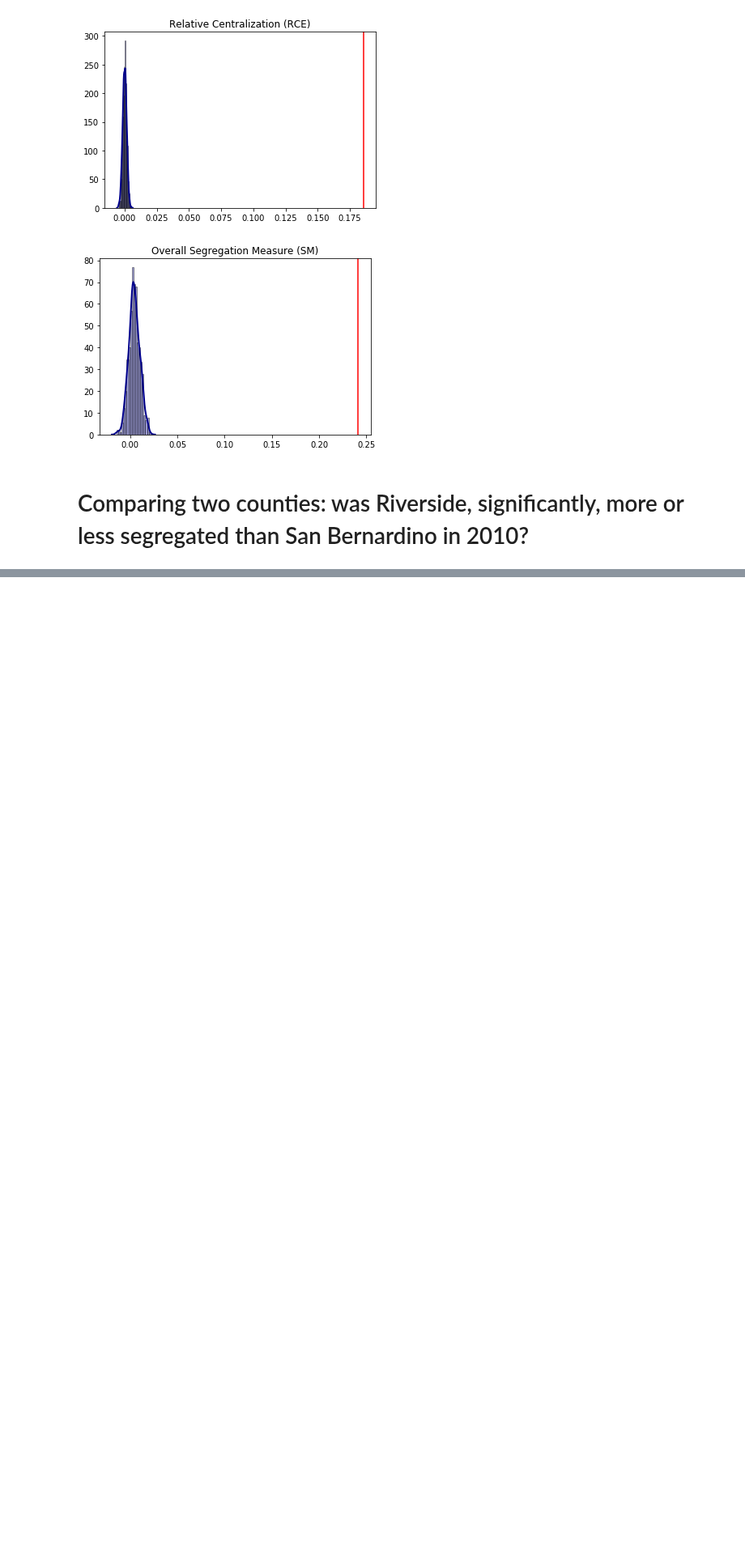
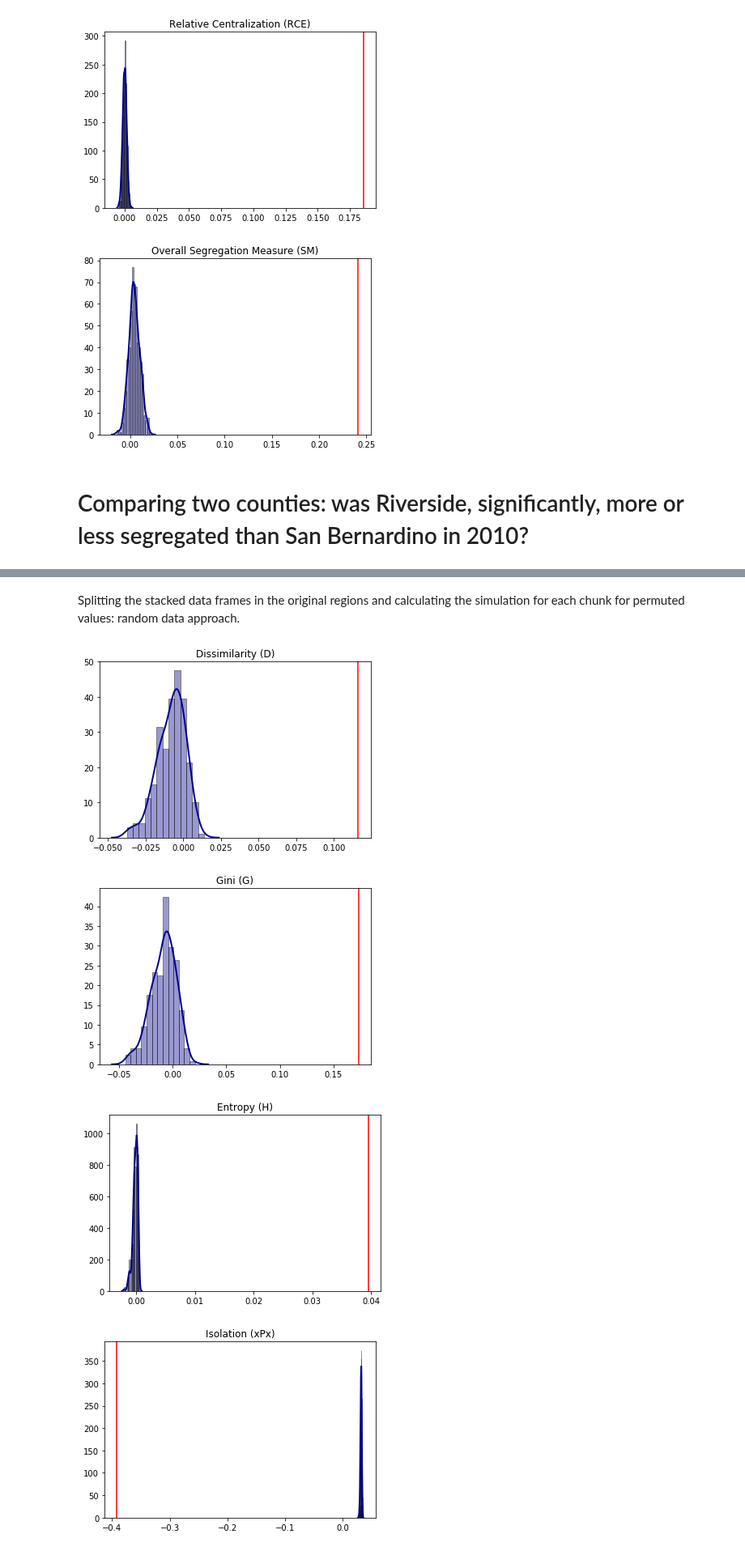
Before and after one commit to pysal/segregation, a Jupyter notebook: notebooks/Simulation_Inference_Framework.ipynb, the cells around one changed output, grey strips where cells are left out. Shown at 81% size. Cells and saved outputs as stored; diff of their text form; code cells hidden in the pictures; blank space fills up the shorter version.

```diff
--- a/notebooks/Simulation_Inference_Framework.ipynb
+++ b/notebooks/Simulation_Inference_Framework.ipynb
@@ -469,0 +478,24 @@ for i in range(len(simulations_A)):
+# %% [markdown]
+Splitting the stacked data frames in the original regions and calculating the simulation for each chunk for permuted values: random data approach.
+# %%
+stacked_df_map_DR_A = stacked_df_map.loc[stacked_df_map['region'] == 'A']
+stacked_df_map_DR_B = stacked_df_map.loc[stacked_df_map['region'] == 'B']
+
+simulations_A =  infer_segregation(stacked_df_map_DR_A, 'rand_nhblk10', 'rand_pop10', iterations = 250)
+simulations_B =  infer_segregation(stacked_df_map_DR_B, 'rand_nhblk10', 'rand_pop10', iterations = 250)
+# %%
+for i in range(len(simulations_A)):
+    sns.distplot(np.array(simulations_A[i]) - np.array(simulations_B[i]),
+                 hist=True,
+                 color = 'darkblue',
+                 hist_kws={'edgecolor':'black'},
+                 kde_kws={'linewidth': 2})
+    #plt.axvline(0, color = 'green')
+    plt.axvline(list(actual_values_A.values())[i] - list(actual_values_B.values())[i], color = 'red')
+    plt.title(list(actual_values_A.keys())[i])
+    plt.show()
+# %% [output]
+[figure, added]
+[figure, added]
+[figure, added]
+[figure, added]
```
Also changed, not shown: parts of 7 cells of this notebook.
